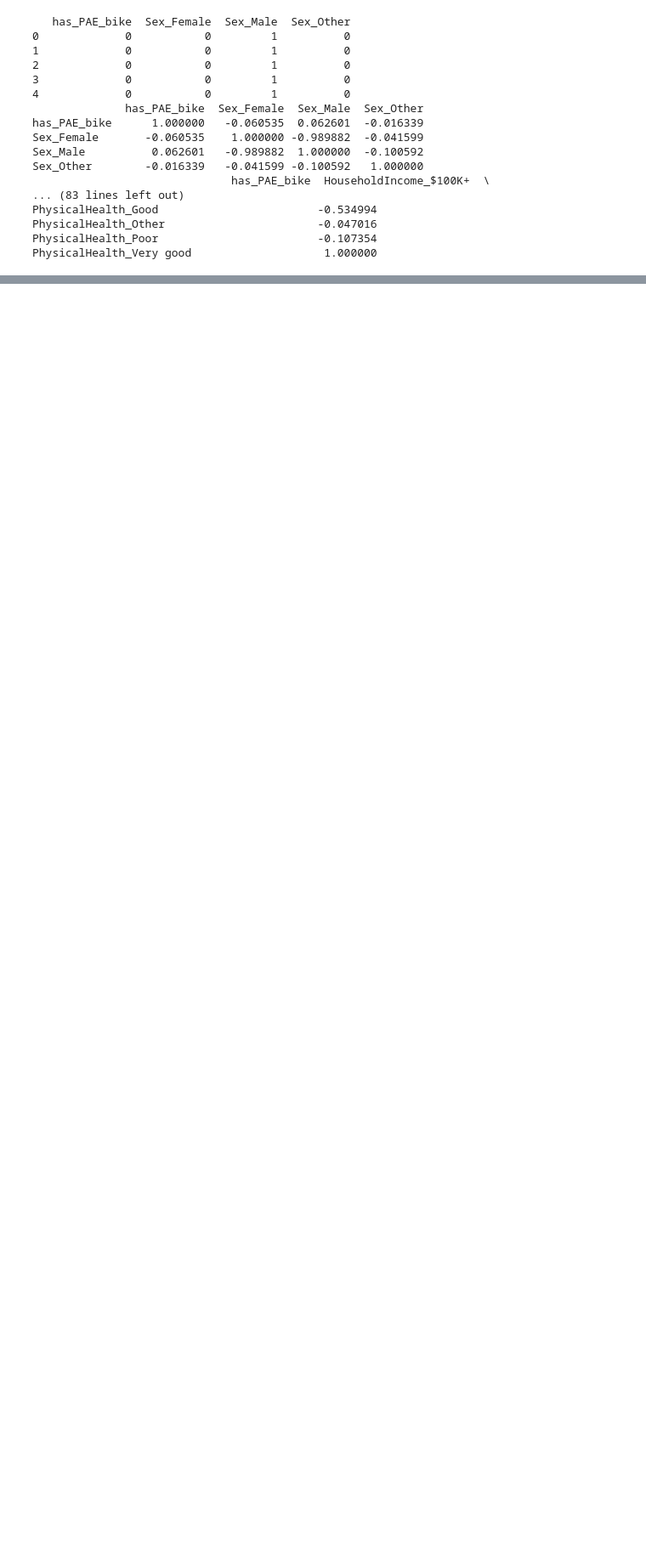
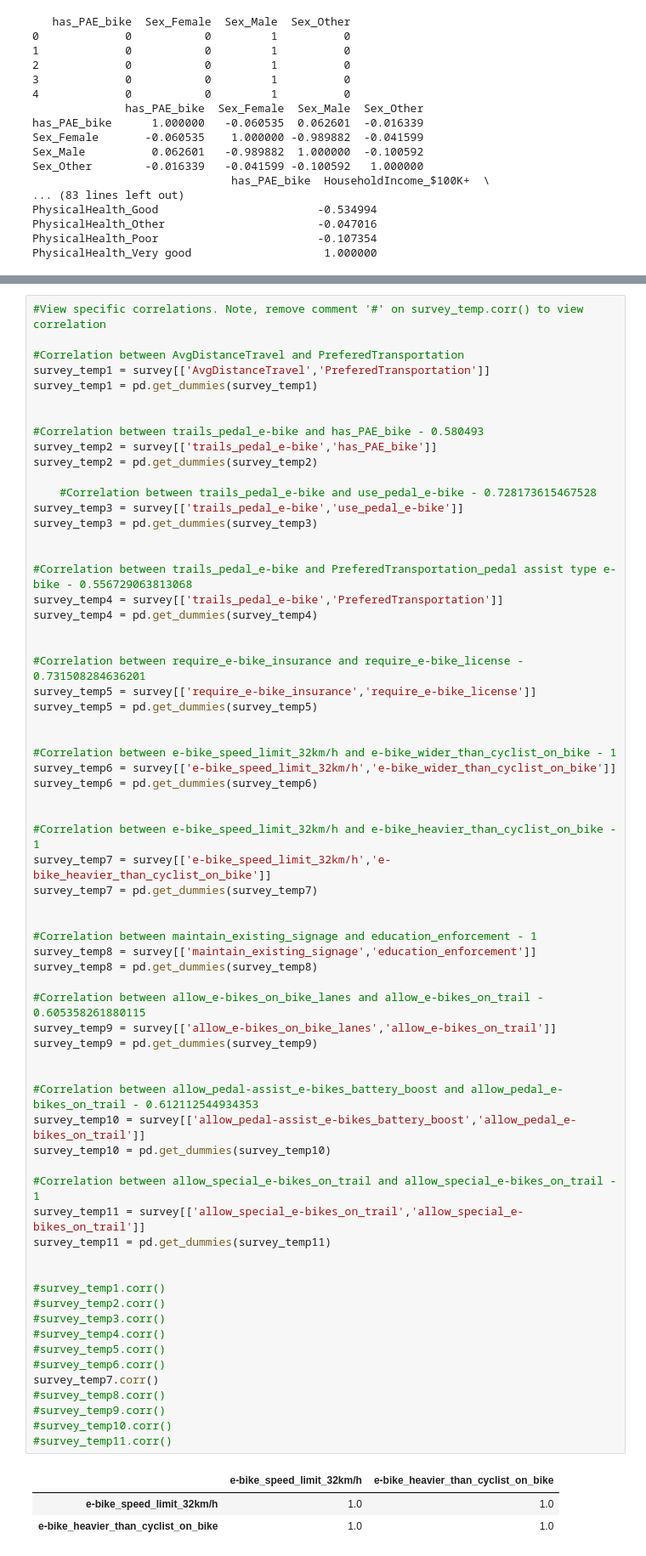
Before and after one commit to nilesh2901/e-bike-survey, a Jupyter notebook: code/e-bike-survey.ipynb, the cells around one changed output, grey strips where cells are left out. Shown: that part at 85% size. Cells and saved outputs as stored; diff of their text form; blank space fills up the shorter version.

```diff
--- a/code/e-bike-survey.ipynb
+++ b/code/e-bike-survey.ipynb
@@ -711,0 +830,70 @@ employment_female_grouped = (survey[survey['Sex'] == 'Female'].groupby(['Employm
+# %%
+#View specific correlations. Note, remove comment '#' on survey_temp.corr() to view correlation
+
+#Correlation between AvgDistanceTravel and PreferedTransportation
+survey_temp1 = survey[['AvgDistanceTravel','PreferedTransportation']]
+survey_temp1 = pd.get_dummies(survey_temp1)
+
+
+#Correlation between trails_pedal_e-bike and has_PAE_bike - 0.580493
+survey_temp2 = survey[['trails_pedal_e-bike','has_PAE_bike']]
+survey_temp2 = pd.get_dummies(survey_temp2)
+
+    #Correlation between trails_pedal_e-bike and use_pedal_e-bike - 0.728173615467528
+survey_temp3 = survey[['trails_pedal_e-bike','use_pedal_e-bike']]
+survey_temp3 = pd.get_dummies(survey_temp3)
+
+
+#Correlation between trails_pedal_e-bike and PreferedTransportation_pedal assist type e-bike - 0.556729063813068
+survey_temp4 = survey[['trails_pedal_e-bike','PreferedTransportation']]
+survey_temp4 = pd.get_dummies(survey_temp4)
+
+
+#Correlation between require_e-bike_insurance and require_e-bike_license -  0.731508284636201
+survey_temp5 = survey[['require_e-bike_insurance','require_e-bike_license']]
+survey_temp5 = pd.get_dummies(survey_temp5)
+
+
+#Correlation between e-bike_speed_limit_32km/h and e-bike_wider_than_cyclist_on_bike - 1
+survey_temp6 = survey[['e-bike_speed_limit_32km/h','e-bike_wider_than_cyclist_on_bike']]
+survey_temp6 = pd.get_dummies(survey_temp6)
+
+
+#Correlation between e-bike_speed_limit_32km/h and e-bike_heavier_than_cyclist_on_bike - 1
+survey_temp7 = survey[['e-bike_speed_limit_32km/h','e-bike_heavier_than_cyclist_on_bike']]
+survey_temp7 = pd.get_dummies(survey_temp7)
+
+
+#Correlation between maintain_existing_signage and education_enforcement - 1
+survey_temp8 = survey[['maintain_existing_signage','education_enforcement']]
+survey_temp8 = pd.get_dummies(survey_temp8)
+
+#Correlation between allow_e-bikes_on_bike_lanes and allow_e-bikes_on_trail - 0.605358261880115
+survey_temp9 = survey[['allow_e-bikes_on_bike_lanes','allow_e-bikes_on_trail']]
+survey_temp9 = pd.get_dummies(survey_temp9)
+
+
+#Correlation between allow_pedal-assist_e-bikes_battery_boost and allow_pedal_e-bikes_on_trail - 0.612112544934353
+survey_temp10 = survey[['allow_pedal-assist_e-bikes_battery_boost','allow_pedal_e-bikes_on_trail']]
+survey_temp10 = pd.get_dummies(survey_temp10)
+
+#Correlation between allow_special_e-bikes_on_trail and allow_special_e-bikes_on_trail - 1
+survey_temp11 = survey[['allow_special_e-bikes_on_trail','allow_special_e-bikes_on_trail']]
+survey_temp11 = pd.get_dummies(survey_temp11)
+
+
+#survey_temp1.corr()
+#survey_temp2.corr()
+#survey_temp3.corr()
+#survey_temp4.corr()
+#survey_temp5.corr()
+#survey_temp6.corr()
+survey_temp7.corr()
+#survey_temp8.corr()
+#survey_temp9.corr()
+#survey_temp10.corr()
+#survey_temp11.corr()
+# %% [output]
+|  | e-bike_speed_limit_32km/h | e-bike_heavier_than_cyclist_on_bike |
+| e-bike_speed_limit_32km/h | 1.0 | 1.0 |
+| e-bike_heavier_than_cyclist_on_bike | 1.0 | 1.0 |
```
Also changed, not shown: parts of 3 cells of this notebook.
